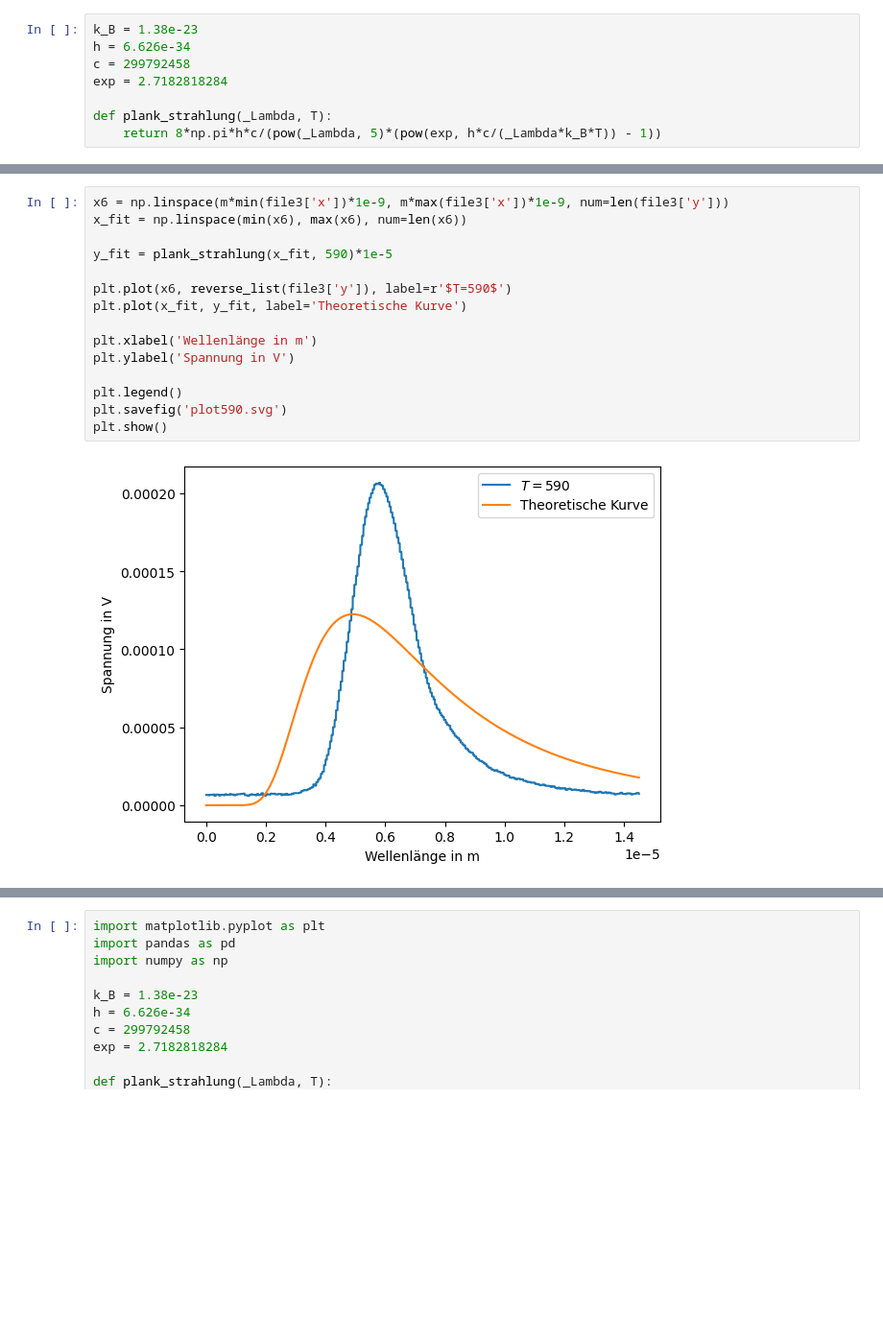
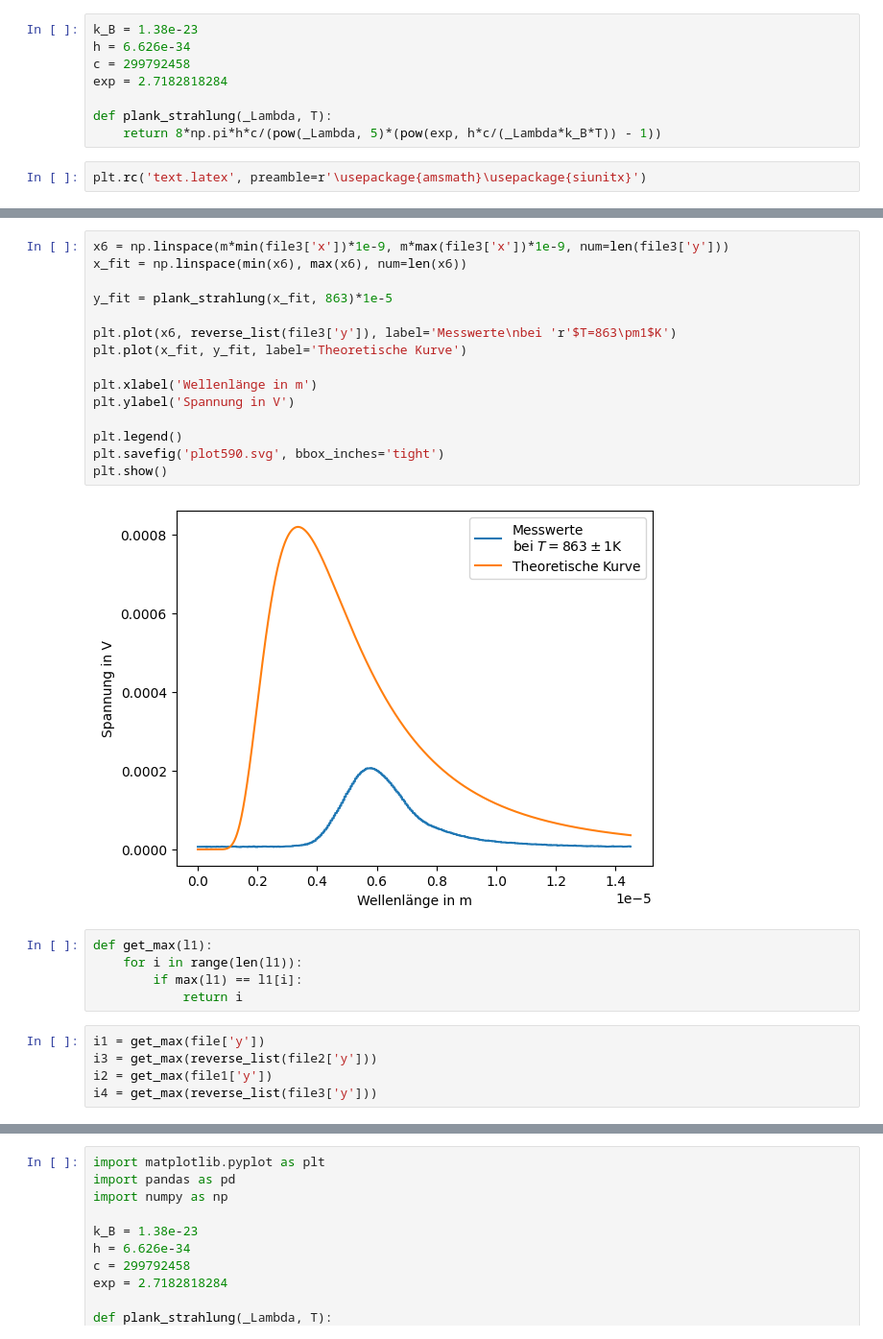
Before and after one commit to Lulus792/Pl, a Jupyter notebook: schwarzer_strahler/Kallibrierung.ipynb, the cells around one changed output, grey strips where cells are left out. Shown: that part at 96% size. Saved outputs shown, nothing was run; the diff lists cells and outputs as text; blank space fills up the shorter version.

```diff
--- a/schwarzer_strahler/Kallibrierung.ipynb
+++ b/schwarzer_strahler/Kallibrierung.ipynb
@@ -93,6 +93,8 @@ exp = 2.7182818284
 
 def plank_strahlung(_Lambda, T):
     return 8*np.pi*h*c/(pow(_Lambda, 5)*(pow(exp, h*c/(_Lambda*k_B*T)) - 1))
+# %%
+plt.rc('text.latex', preamble=r'\usepackage{amsmath}\usepackage{siunitx}')
 # %%
 x3 = np.linspace(m*min(file['x'])*1e-9, m*max(file['x'])*1e-9, num=len(file['y']))
 x_fit = np.linspace(min(x3), max(x3), num=len(x3))
@@ -146,17 +148,27 @@ plt.show()
 # %%
 x6 = np.linspace(m*min(file3['x'])*1e-9, m*max(file3['x'])*1e-9, num=len(file3['y']))
 x_fit = np.linspace(min(x6), max(x6), num=len(x6))
 
-y_fit = plank_strahlung(x_fit, 590)*1e-5
+y_fit = plank_strahlung(x_fit, 863)*1e-5
 
-plt.plot(x6, reverse_list(file3['y']), label=r'$T=590$')
+plt.plot(x6, reverse_list(file3['y']), label='Messwerte\nbei 'r'$T=863\pm1$K')
 plt.plot(x_fit, y_fit, label='Theoretische Kurve')
 
 plt.xlabel('Wellenlänge in m')
 plt.ylabel('Spannung in V')
 
 plt.legend()
-plt.savefig('plot590.svg')
+plt.savefig('plot590.svg', bbox_inches='tight')
 plt.show()
 # %% [output]
-[figure, old version]
+[figure, new version]
+# %%
+def get_max(l1):
+    for i in range(len(l1)):
+        if max(l1) == l1[i]:
+            return i
+# %%
+i1 = get_max(file['y'])
+i3 = get_max(reverse_list(file2['y']))
+i2 = get_max(file1['y'])
+i4 = get_max(reverse_list(file3['y']))
```
Also changed, not shown: parts of 11 cells of this notebook, 10 other files.
